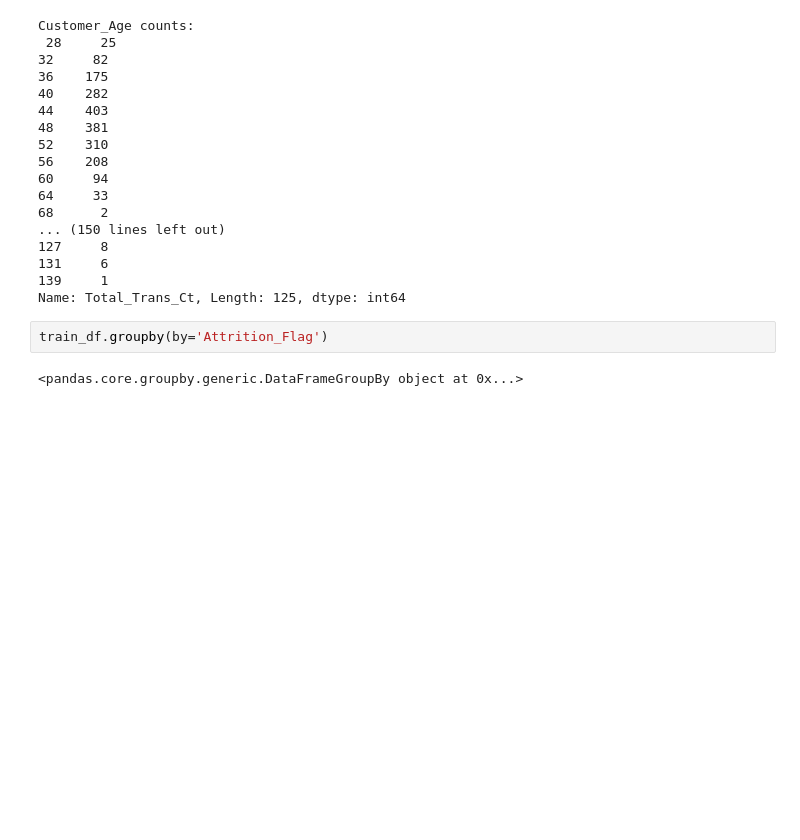
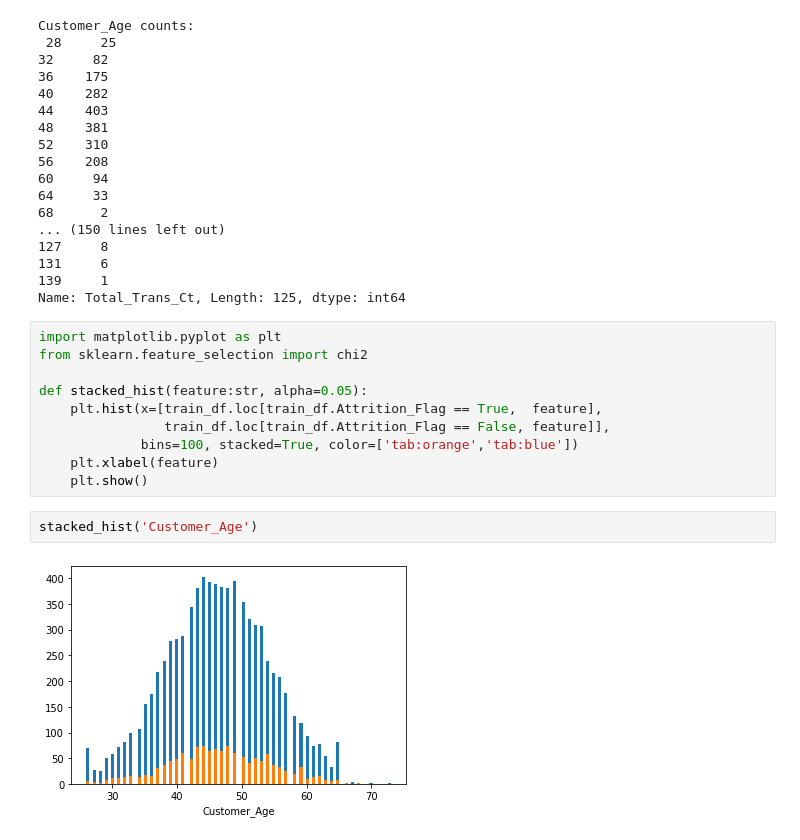
Before and after one commit to functorial/CreditCardCustomers, a Jupyter notebook: CreditCardCustomers.ipynb, the cells around one changed output. Drawn from its saved outputs; the diff is of its cells as text; blank space fills up the shorter version.

Commit message:
Add histogram function

```diff
--- a/CreditCardCustomers.ipynb
+++ b/CreditCardCustomers.ipynb
@@ -566,7 +566,17 @@ Customer_Age counts:
 131     6
 139     1
 Name: Total_Trans_Ct, Length: 125, dtype: int64
-# %%
-train_df.groupby(by='Attrition_Flag')
-# %% [output]
-<pandas.core.groupby.generic.DataFrameGroupBy object at 0x...>
+# %%
+import matplotlib.pyplot as plt
+from sklearn.feature_selection import chi2
+
+def stacked_hist(feature:str, alpha=0.05):
+    plt.hist(x=[train_df.loc[train_df.Attrition_Flag == True,  feature],
+                train_df.loc[train_df.Attrition_Flag == False, feature]],
+             bins=100, stacked=True, color=['tab:orange','tab:blue'])
+    plt.xlabel(feature)
+    plt.show()
+# %%
+stacked_hist('Customer_Age')
+# %% [output]
+[figure, added]
```
Also changed, not shown: parts of 5 cells of this notebook.
